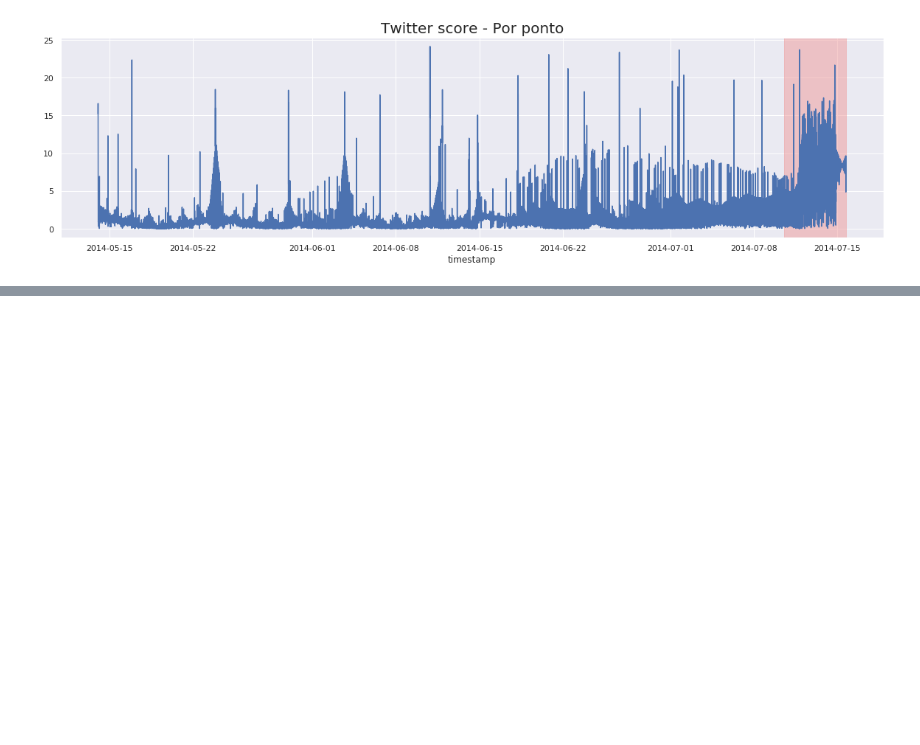
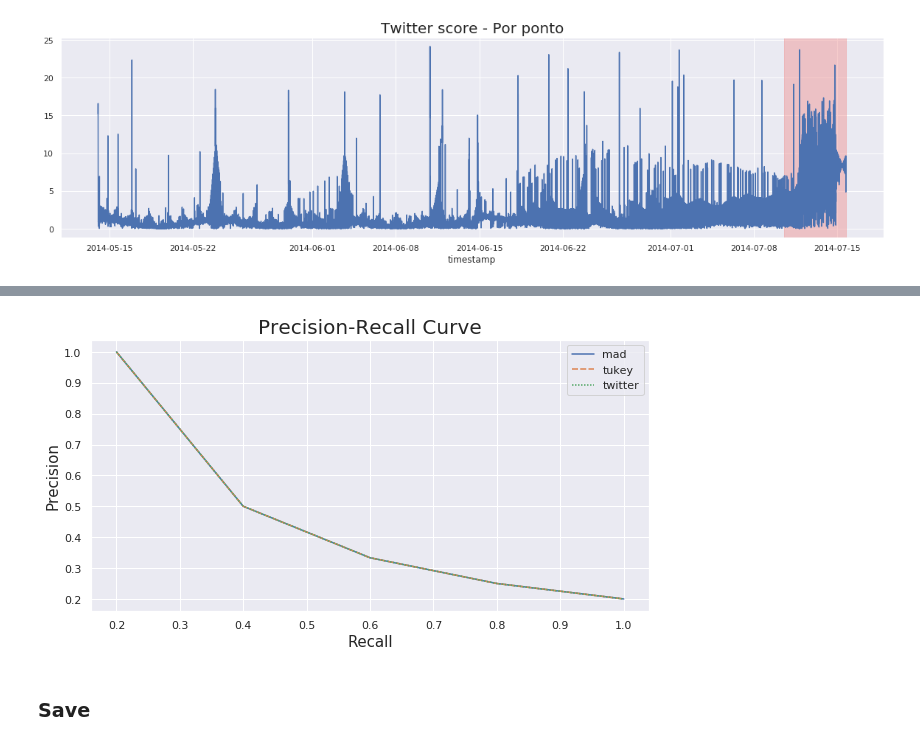
Before and after one commit to Fillipedem/Comparacao-algoritmos-de-deteccao-de-anomalias, a Jupyter notebook: 2 - Cpu Utilization Asg Misconfiguration.ipynb, the cells around one changed output, grey strips where cells are left out. Cells and saved outputs as stored; diff of their text form; code cells hidden in the pictures; blank space fills up the shorter version.

Commit message:
curva Precision-Recall adicionada aos notebooks

```diff
--- a/2 - Cpu Utilization Asg Misconfiguration.ipynb
+++ b/2 - Cpu Utilization Asg Misconfiguration.ipynb
@@ -199,0 +211,16 @@ Text(0.5, 1.0, 'Twitter score - Média do Dia')
+# %%
+# Resample os dados para Dia
+madscore_day = madscore.resample('D').mean().dropna()
+tuscore_day = tupredict.resample('D').count().dropna()
+twitterscore_day = twitterscore.resample('D').mean().dropna()
+# %%
+# Calculando top k precision para cada tecnica
+mad_topk = top_k_precision(madscore_day, labels, k=5)
+tu_topk = top_k_precision(tuscore_day, labels, k=5)
+twitter_topk = top_k_precision(twitterscore_day, labels, k=5)
+
+df_topk = pd.DataFrame({'mad': mad_topk,
+                        'tukey': tu_topk,
+                        'twitter': twitter_topk},
+                        index=np.arange(1, 6))
+df_topk
@@ -199,0 +234,6 @@ Text(0.5, 1.0, 'Twitter score - Média do Dia')
+# %%
+fig, ax = plot_precision_recall_curve(df_topk)
+# %% [output]
+[figure, added]
+# %% [markdown]
+### Save
```
Also changed, not shown: parts of 12 cells of this notebook, 6 other files.
